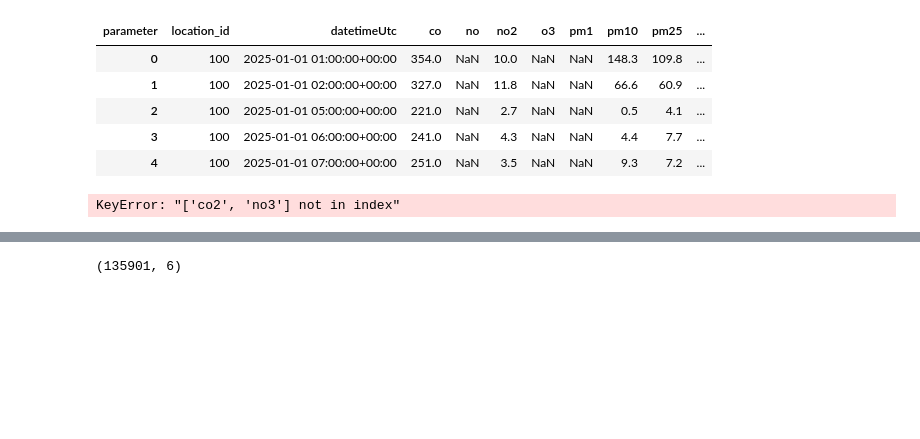
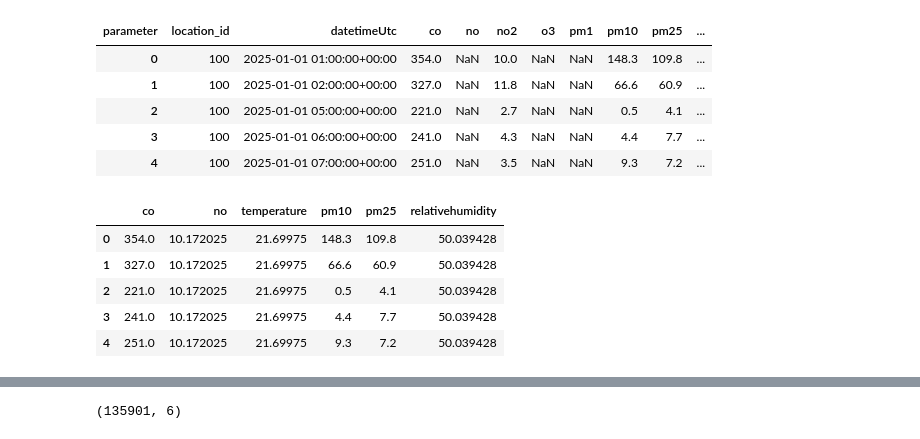
Before and after one commit to Abdullah2265Habib/The-Urban-Environmental-Intelligence-Challenge, a Jupyter notebook: notebook.ipynb, the cells around one changed output, grey strips where cells are left out. Saved outputs shown, nothing was run; the diff lists cells and outputs as text; code cells hidden in the pictures; blank space fills up the shorter version.

```diff
--- a/notebook.ipynb
+++ b/notebook.ipynb
@@ -84,11 +84,16 @@ df_wide.head()
 | 3 | 100 | 2025-01-01 06:00:00+00:00 | 241.0 | NaN | 4.3 | NaN | NaN | 4.4 | 7.7 | ... |
 | 4 | 100 | 2025-01-01 07:00:00+00:00 | 251.0 | NaN | 3.5 | NaN | NaN | 9.3 | 7.2 | ... |
 # %%
-features = ["co2", "no3", "temperature", "pm10", "pm25", "relativehumidity"]
+features = ["co", "no", "temperature", "pm10", "pm25", "relativehumidity"]
 df_pca = df_wide[features].fillna(df_wide[features].mean())
 df_pca.head()
 # %% [output]
-KeyError: "['co2', 'no3'] not in index"
+|  | co | no | temperature | pm10 | pm25 | relativehumidity |
+| 0 | 354.0 | 10.172025 | 21.69975 | 148.3 | 109.8 | 50.039428 |
+| 1 | 327.0 | 10.172025 | 21.69975 | 66.6 | 60.9 | 50.039428 |
+| 2 | 221.0 | 10.172025 | 21.69975 | 0.5 | 4.1 | 50.039428 |
+| 3 | 241.0 | 10.172025 | 21.69975 | 4.4 | 7.7 | 50.039428 |
+| 4 | 251.0 | 10.172025 | 21.69975 | 9.3 | 7.2 | 50.039428 |
 # %%
 print(df_wide[features].isna().sum())
 print(df_wide[features].shape)
```
Also changed, not shown: parts of 9 cells of this notebook.
